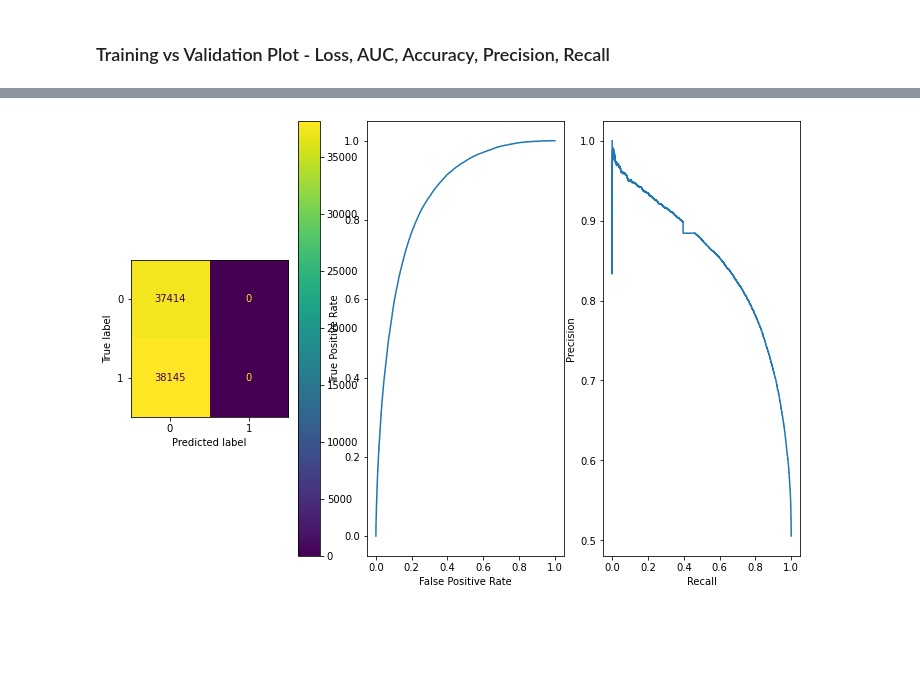
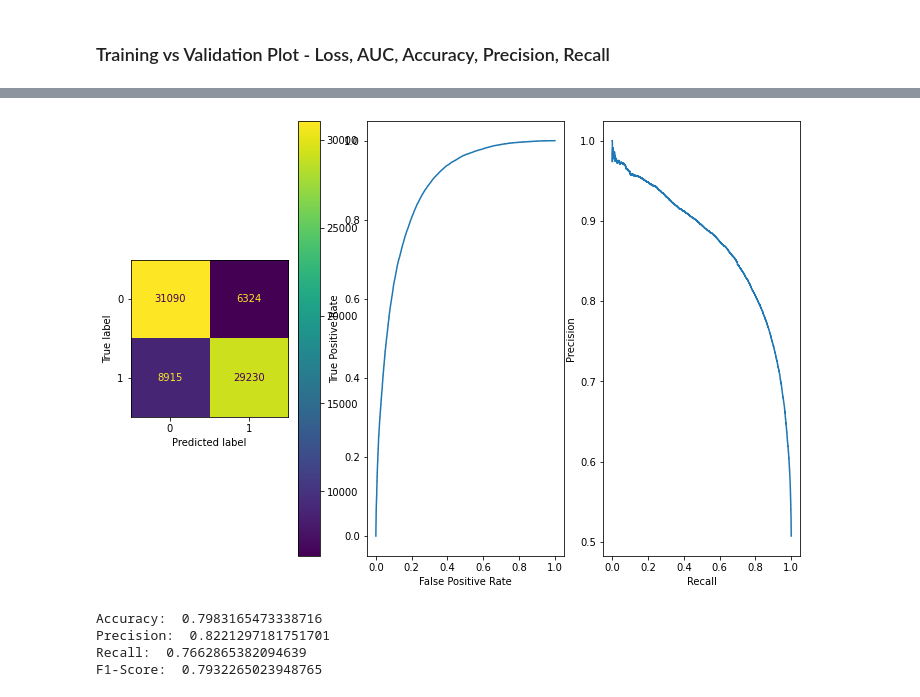
Before and after one commit to matety/ucsd-mle-bootcamp-capstone, a Jupyter notebook: Keras_with_TensorFlow_Model.ipynb, the cells around one changed output, grey strips where cells are left out. Saved outputs shown, nothing was run; the diff lists cells and outputs as text; code cells hidden in the pictures; blank space fills up the shorter version.

```diff
--- a/Keras_with_TensorFlow_Model.ipynb
+++ b/Keras_with_TensorFlow_Model.ipynb
@@ -114,9 +114,10 @@ callback = tf.keras.callbacks.EarlyStopping(monitor='loss', patience=5)
 model = keras.Sequential([
         keras.layers.Flatten(input_shape=(200,1)),
         keras.layers.Dense(128, activation='relu', kernel_regularizer=regularizers.l2(0.0001)),
-        keras.layers.Dropout(0.5),
+        keras.layers.Dropout(0.4),
         keras.layers.Dense(8, activation='relu', kernel_regularizer=regularizers.l2(0.0001)),
-        keras.layers.Dropout(0.5),        keras.layers.Dense(1, activation='sigmoid'),
+        keras.layers.Dropout(0.4),
+        keras.layers.Dense(1, activation='sigmoid'),
 ])
 
 model.compile(optimizer='adam',
@@ -126,6 +127,6 @@ model.compile(optimizer='adam',
                            'Precision',
                            'Recall'])
 
-history = model.fit(X_train, y_train, epochs=50, validation_split=0.3, shuffle=True)
+history = model.fit(X_train, y_train, epochs=50, validation_data=(X_test, y_test), workers=4)
 # %% [output]
 Epoch 1/50
@@ -203,23 +204,34 @@ plt.show()
 # %%
-y_pred = np.argmax(model.predict(X_test), axis=1)
 y_score = model.predict(X_test)[:,0]
+y_pred = list(map(lambda pred: 1 if pred > 0.5 else 0, y_score))
+
 
 # Confusion Matrix
 cm = confusion_matrix(y_test, y_pred)
 cm_display = ConfusionMatrixDisplay(cm)
 
 # ROC Curve
 fpr, tpr, _ = roc_curve(y_test, y_score)
 roc_display = RocCurveDisplay(fpr=fpr, tpr=tpr)
 
 # Precision-Recall Curve
 prec, recall, _ = precision_recall_curve(y_test, y_score)
 pr_display = PrecisionRecallDisplay(precision=prec, recall=recall)
 
 fig, (ax1, ax2, ax3) = plt.subplots(1, 3, figsize=(12, 8))
 cm_display.plot(ax=ax1)
 roc_display.plot(ax=ax2)
 pr_display.plot(ax=ax3)
 plt.show()
 # %% [output]
-[figure, old version]
+[figure, new version]
+# %%
+print("Accuracy: ", accuracy_score(y_test, y_pred))
+print("Precision: ", precision_score(y_test, y_pred))
+print("Recall: ", recall_score(y_test, y_pred))
+print("F1-Score: ", f1_score(y_test, y_pred))
+# %% [output]
+Accuracy:  0.7983165473338716
+Precision:  0.8221297181751701
+Recall:  0.7662865382094639
+F1-Score:  0.7932265023948765
```
Also changed, not shown: parts of 2 cells of this notebook.
